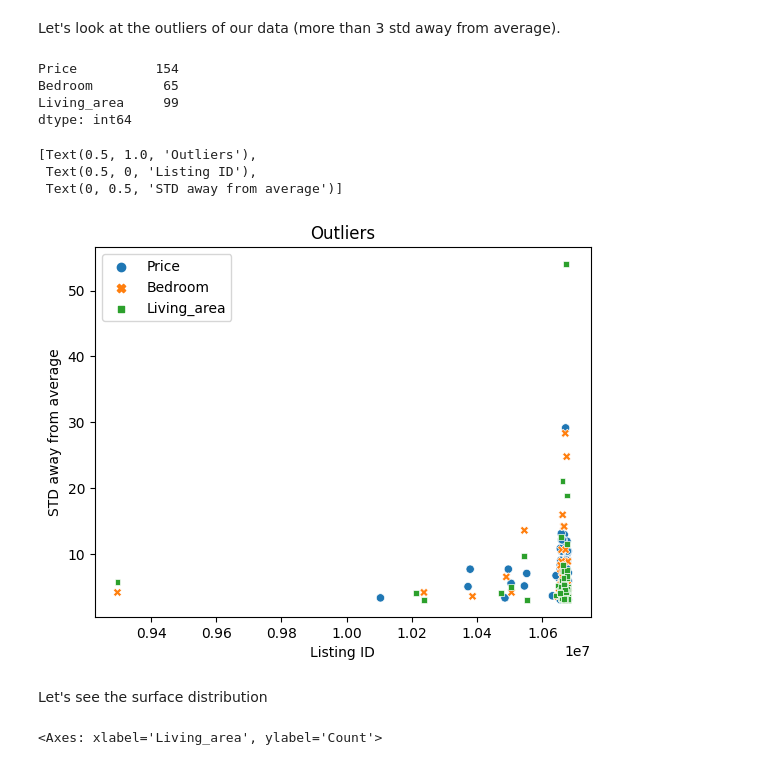
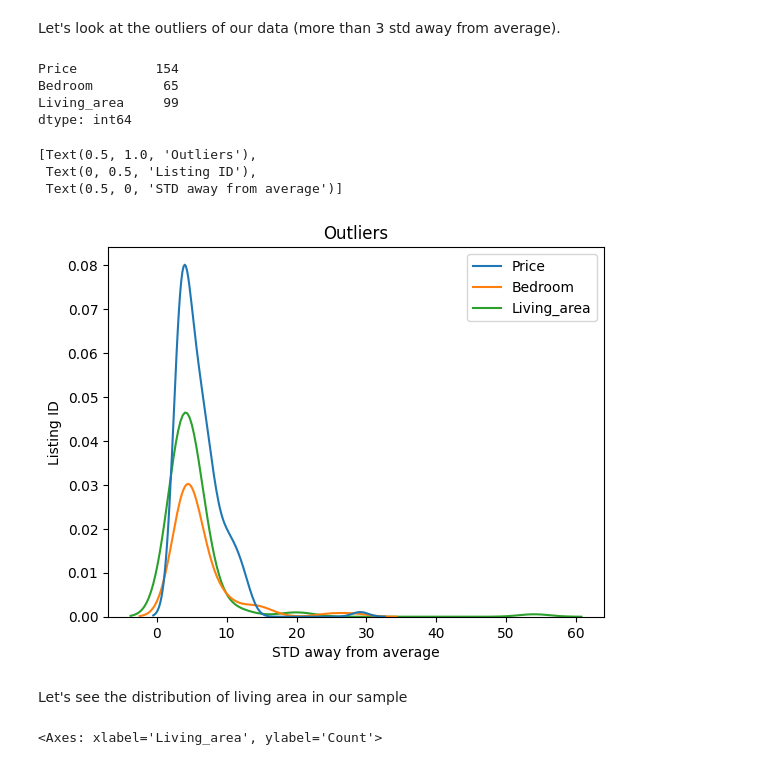
Before and after one commit to henrique-rauen/BelgiumRealEstate, a Jupyter notebook: DataInformation.ipynb, the cells around one changed output. Drawn from its saved outputs; the diff is of its cells as text; code cells hidden in the pictures.

```diff
--- a/DataInformation.ipynb
+++ b/DataInformation.ipynb
@@ -62,26 +59,25 @@ dtype: int64
 Let's look at the outliers of our data (more than 3 std away from average).
 # %%
 std = df.select_dtypes('float').std()
-#display(df.select_dtypes('float').mean())
 distance = abs(df.select_dtypes('float')-df.select_dtypes('float').mean()).div(std)
 price_outliers = distance.loc[distance["Price"] > 3, "Price"]
 bedroom_outliers = distance.loc[distance["Bedroom"] > 3, "Bedroom"]
 living_outliers = distance.loc[distance["Living_area"] > 3, "Living_area"]
 outliers=pd.concat([price_outliers, bedroom_outliers,living_outliers], axis=1)
 display(outliers.count())
-plot = sns.scatterplot(outliers)
-plot.set(title="Outliers", xlabel="Listing ID", ylabel="STD away from average")
+plot = sns.kdeplot(outliers)
+plot.set(title="Outliers", ylabel="Listing ID", xlabel="STD away from average")
 # %% [output]
 Price          154
 Bedroom         65
 Living_area     99
 dtype: int64
 [Text(0.5, 1.0, 'Outliers'),
- Text(0.5, 0, 'Listing ID'),
- Text(0, 0.5, 'STD away from average')]
+ Text(0, 0.5, 'Listing ID'),
+ Text(0.5, 0, 'STD away from average')]
-[figure, old version]
+[figure, new version]
 # %% [markdown]
-Let's see the surface distribution
+Let's see the distribution of living area in our sample
 # %%
 sns.histplot(data=df, x="Living_area")
 # %% [output]
```
Also changed, not shown: parts of 22 cells of this notebook, 5 other files.
